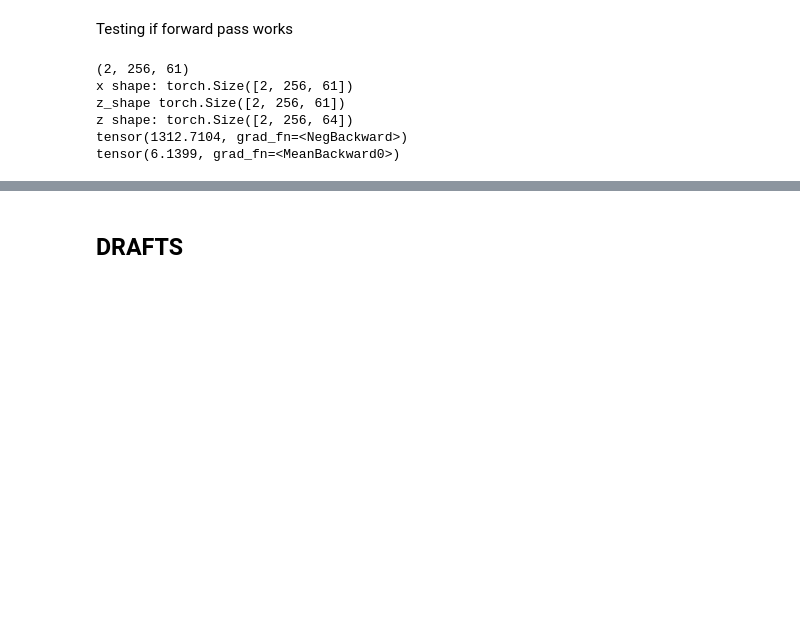
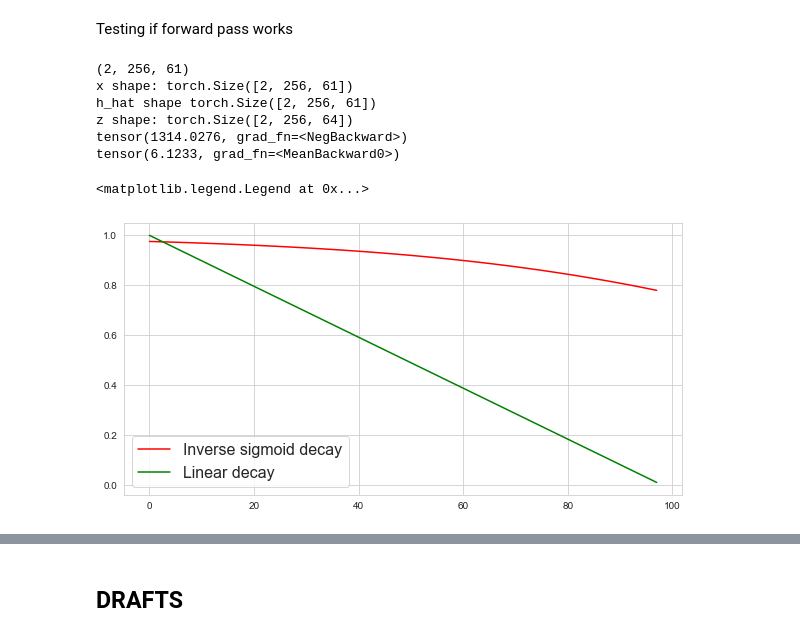
Before and after one commit to PitToYondeKudasai/MusicGenerator, a Jupyter notebook: OUR MusicVAE/MusicVAE.ipynb, the cells around one changed output, grey strips where cells are left out. Drawn from its saved outputs; the diff is of its cells as text; code cells hidden in the pictures; blank space fills up the shorter version.

```diff
--- a/OUR MusicVAE/MusicVAE.ipynb
+++ b/OUR MusicVAE/MusicVAE.ipynb
@@ -317,24 +336,27 @@ d[1] = data1
 print(d.shape)
 x = d
 x = Variable(torch.Tensor(x)).to(device)
-z, mu, log_var = encoder(x)
-outputs = decoder(z,x)
+#z, mu, log_var = encoder(x)
+#outputs = decoder(z,x)
+outputs = MusicVAE(x)
 
 
 x_hat = outputs["x_hat"]
 z = outputs["z"]
+mu = outputs['mu']
+log_var = outputs['log_var']
 
 loss, kl,klw = loss_function(x_hat, x, mu, log_var,1)
 
 print('x shape:', x.shape)
-print('z_shape', x_hat.shape)
+print('h_hat shape', x_hat.shape)
 print('z shape:', z.shape)
 print(loss)
 print(kl)
 # %% [output]
 (2, 256, 61)
 x shape: torch.Size([2, 256, 61])
-z_shape torch.Size([2, 256, 61])
+h_hat shape torch.Size([2, 256, 61])
 z shape: torch.Size([2, 256, 64])
-tensor(1312.7104, grad_fn=<NegBackward>)
-tensor(6.1399, grad_fn=<MeanBackward0>)
+tensor(1314.0276, grad_fn=<NegBackward>)
+tensor(6.1233, grad_fn=<MeanBackward0>)
@@ -340,0 +367,27 @@ tensor(6.1399, grad_fn=<MeanBackward0>)
+# %%
+scheduled_decay_rate = 40
+
+def lin_decay(i, mineps=0):
+    return np.max([mineps, 1 - (1/len(train_loader))*i])
+
+def inv_sigmoid_decay(i, rate=40):
+    return rate/(rate + np.exp(i/rate))
+
+eps = []
+for i in range(len(train_loader)):
+    eps_i = inv_sigmoid_decay(i, rate=scheduled_decay_rate)
+    eps.append(eps_i)
+
+
+eps2 = []
+for i in range(len(train_loader)):
+    eps_i = lin_decay(i, 0)
+    eps2.append(eps_i)
+
+f, ax = plt.subplots(1, 1, figsize=(10, 5))
+ax.plot(eps, color="red")
+ax.plot(eps2, color="green")
+ax.legend(['Inverse sigmoid decay', 'Linear decay'], prop={'size': 16})
+# %% [output]
+<matplotlib.legend.Legend at 0x...>
+[figure, added]
```
Also changed, not shown: parts of 15 cells of this notebook.
